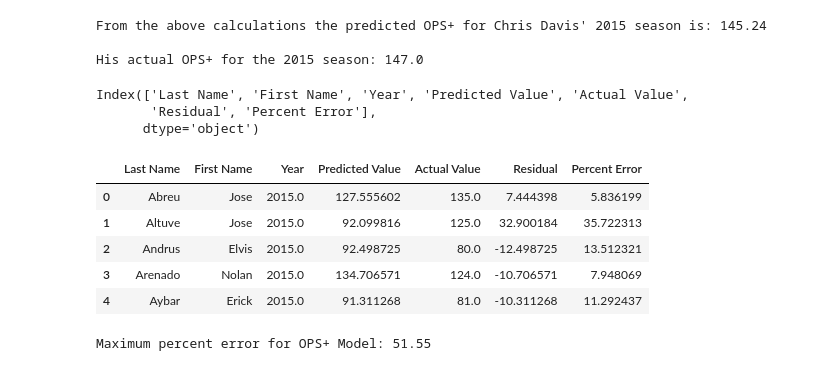
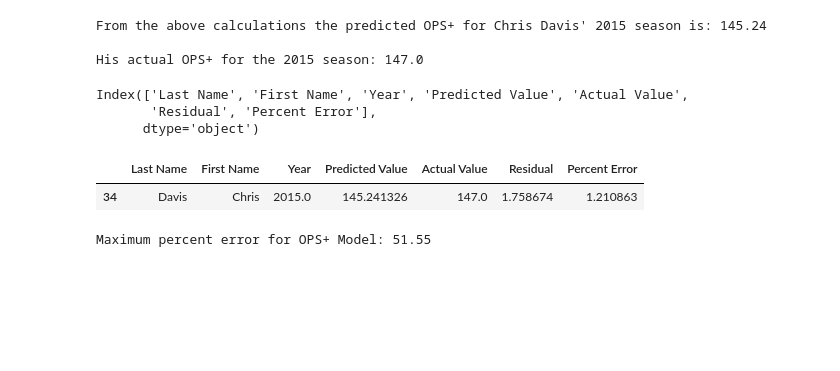
Before and after one commit to GeoffreyBrann/info2950, a Jupyter notebook: OPS_Plus_Model.ipynb, the cells around one changed output. Cells and saved outputs as stored; diff of their text form; code cells hidden in the pictures; blank space fills up the shorter version.

Commit message:
Chris Davis

```diff
--- a/OPS_Plus_Model.ipynb
+++ b/OPS_Plus_Model.ipynb
@@ -723,6 +721,15 @@ print("His actual OPS+ for the 2015 season: {}".format(data_all_years.OPS_Plus[3
 From the above calculations the predicted OPS+ for Chris Davis' 2015 season is: 145.24
 
 His actual OPS+ for the 2015 season: 147.0
+# %%
+print(ops_percent_error.columns)
+ops_percent_error[34:35]
+# %% [output]
+Index(['Last Name', 'First Name', 'Year', 'Predicted Value', 'Actual Value',
+       'Residual', 'Percent Error'],
+      dtype='object')
+|  | Last Name | First Name | Year | Predicted Value | Actual Value | Residual | Percent Error |
+| 34 | Davis | Chris | 2015.0 | 145.241326 | 147.0 | 1.758674 | 1.210863 |
 # %%
 ops_percent_error = pd.DataFrame(columns=['Last Name','First Name','Year','Predicted Value','Actual Value','Residual','Percent Error'])
 ops_percent_error['Last Name'] = data_all_years['last_name']
@@ -732,19 +739,6 @@ ops_percent_error['Predicted Value'] = ops_fitted
 ops_percent_error['Actual Value'] = data_all_years['OPS_Plus']
 ops_percent_error['Residual'] = ops_percent_error['Actual Value'] - ops_percent_error['Predicted Value']
 ops_percent_error['Percent Error'] = (abs((ops_percent_error['Actual Value'] - ops_percent_error['Predicted Value']))/ops_percent_error['Predicted Value'])*100
-# %%
-print(ops_percent_error.columns)
-ops_percent_error.head()
-# %% [output]
-Index(['Last Name', 'First Name', 'Year', 'Predicted Value', 'Actual Value',
-       'Residual', 'Percent Error'],
-      dtype='object')
-|  | Last Name | First Name | Year | Predicted Value | Actual Value | Residual | Percent Error |
-| 0 | Abreu | Jose | 2015.0 | 127.555602 | 135.0 | 7.444398 | 5.836199 |
-| 1 | Altuve | Jose | 2015.0 | 92.099816 | 125.0 | 32.900184 | 35.722313 |
-| 2 | Andrus | Elvis | 2015.0 | 92.498725 | 80.0 | -12.498725 | 13.512321 |
-| 3 | Arenado | Nolan | 2015.0 | 134.706571 | 124.0 | -10.706571 | 7.948069 |
-| 4 | Aybar | Erick | 2015.0 | 91.311268 | 81.0 | -10.311268 | 11.292437 |
 # %%
 print("Maximum percent error for OPS+ Model: " + str(round(ops_percent_error['Percent Error'].max(),2)))
 # %% [output]
```
Also changed, not shown: parts of 1 cell of this notebook.
